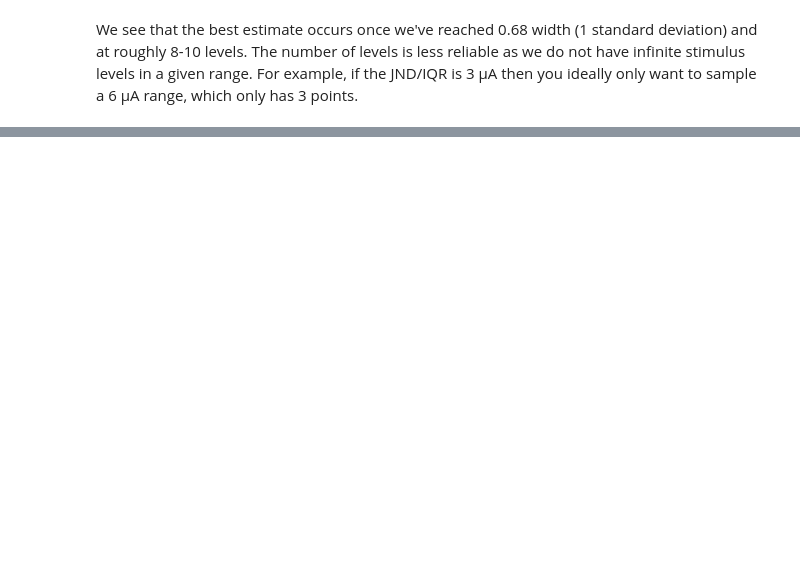
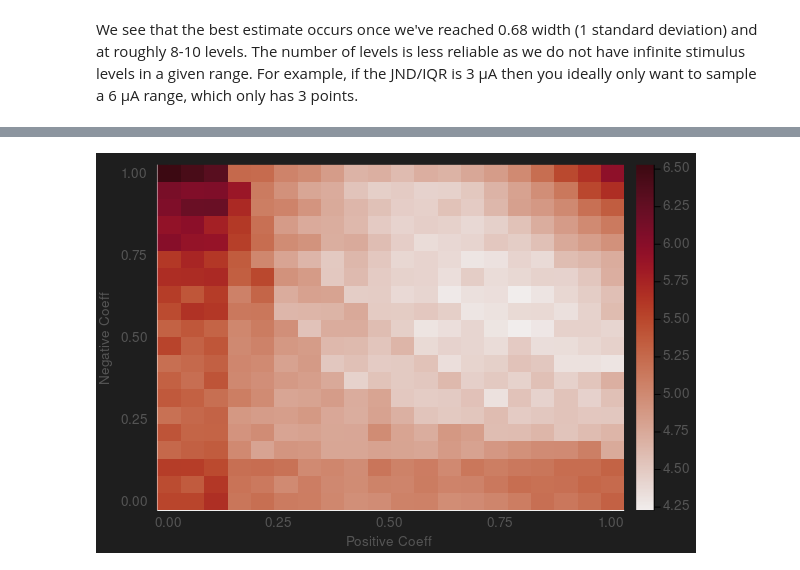
Before and after one commit to CMGreenspon/BCIDetectionThresholdSimulations, a Jupyter notebook: DetectionThresholdNotebook.ipynb, the cells around one changed output, grey strips where cells are left out. Drawn from its saved outputs; the diff is of its cells as text; code cells hidden in the pictures; blank space fills up the shorter version.

```diff
--- a/DetectionThresholdNotebook.ipynb
+++ b/DetectionThresholdNotebook.ipynb
@@ -291,0 +298,21 @@ plot!(ErrorComparisonPlot, ReversionX, SortedError./sigma, linecolor=ColorScheme
+# %%
+# Now let's look at step size parameters (without the initial step size parameter)
+IncreaseStepCoeff = range(0, 1, 50)
+DecreaseStepCoeff = range(0, 1, 50)
+# We'll also set a hard stop on the max_trials
+max_trials = 50
+staircase_tmean_coeffs = fill(NaN, length(IncreaseStepCoeff), length(IncreaseStepCoeff))
+staircase_terror_coeffs = fill(NaN, length(IncreaseStepCoeff), length(IncreaseStepCoeff))
+for (iidx, ISC) in enumerate(IncreaseStepCoeff)
+    Threads.@threads for (didx, DSC) in enumerate(DecreaseStepCoeff)
+        _, _, _, temp_t_est, _ = TransformedStaircaseSimulation(valid_stims, pDetected, MaxReversions = 7, NumPerms = num_stair_perms,
+        SkipFirstNReversions = 2, IncreaseStepCoeff = ISC, DecreaseStepCoeff = DSC, MaxTrials = max_trials)
+        staircase_tmean_coeffs[iidx, didx] = nanmean(temp_t_est)
+        staircase_terror_coeffs[iidx, didx] = nanmean(abs.(temp_t_est .- target_amplitude))
+    end
+end
+# %%
+optim_heatmap = plot(xlabel = "Positive Coeff", ylabel = "Negative Coeff")
+    heatmap!(optim_heatmap, IncreaseStepCoeff, DecreaseStepCoeff, staircase_terror_coeffs, c=:amp, colorbar=true)
+# %% [output]
+[figure, added]
```
Also changed, not shown: parts of 12 cells of this notebook, 2 other files.
